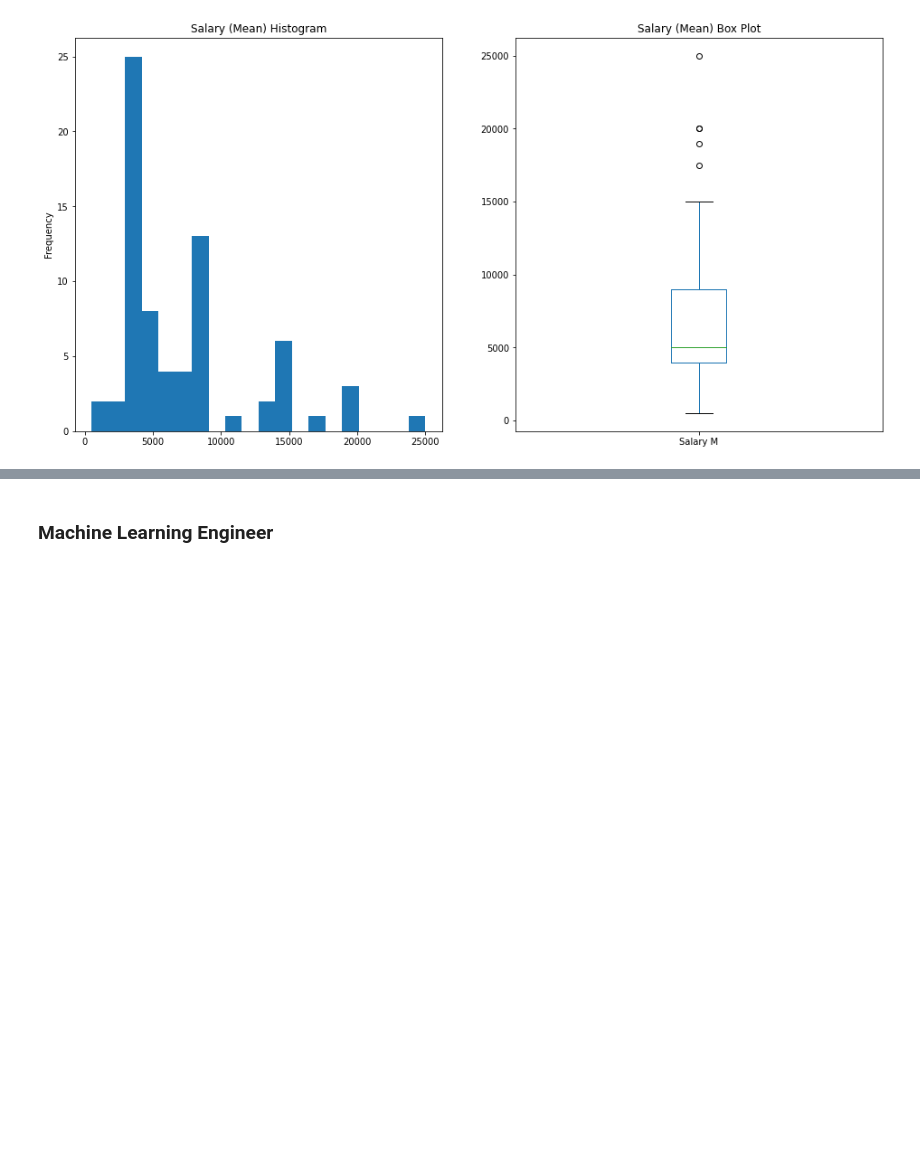
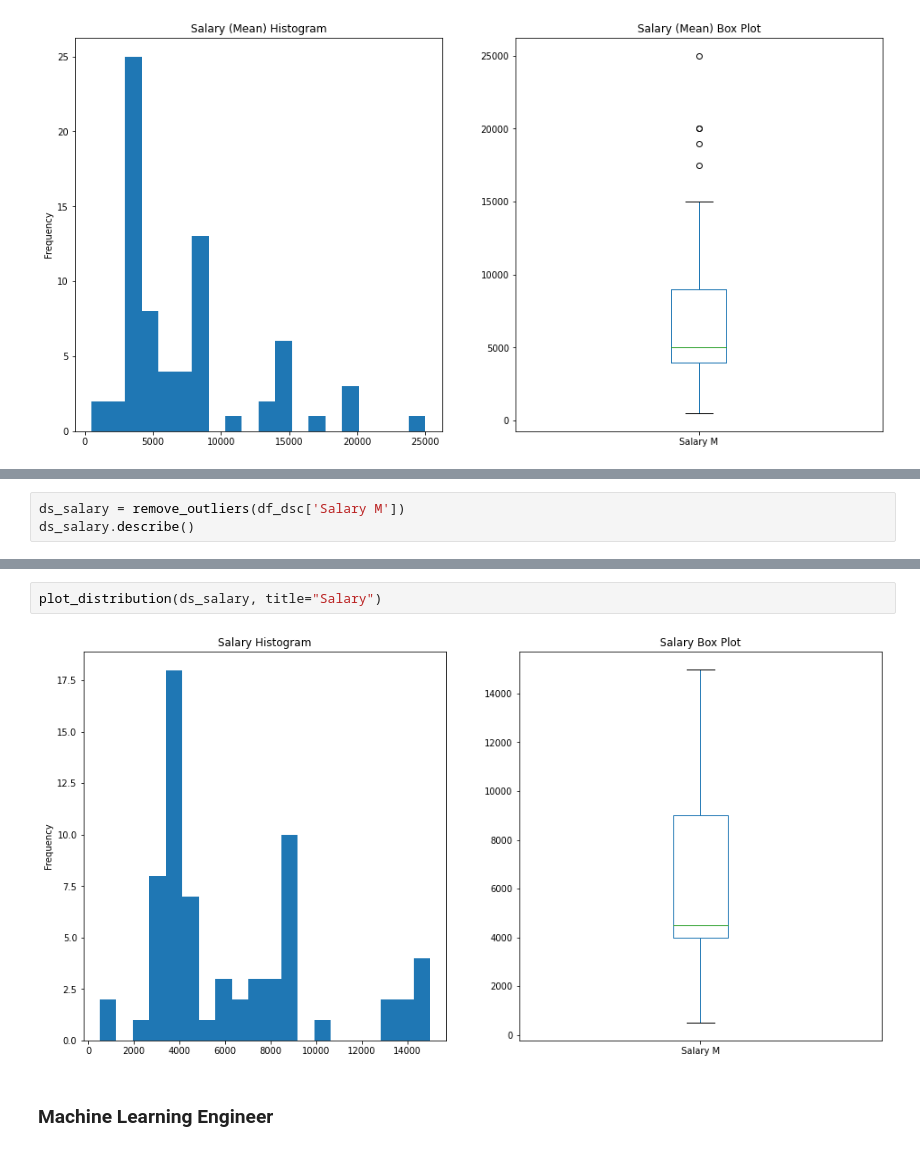
Before and after one commit to binxuankong/skills-ontology-project, a Jupyter notebook: Malaysia Data Professional Salary Insights.ipynb, the cells around one changed output, grey strips where cells are left out. Drawn from its saved outputs; the diff is of its cells as text; blank space fills up the shorter version.

```diff
--- a/Malaysia Data Professional Salary Insights.ipynb
+++ b/Malaysia Data Professional Salary Insights.ipynb
@@ -500,0 +588,3 @@ plot_distribution(df_dsc['Salary M'], title="Salary (Mean)")
+# %%
+ds_salary = remove_outliers(df_dsc['Salary M'])
+ds_salary.describe()
@@ -501,2 +601,6 @@ plot_distribution(df_dsc['Salary M'], title="Salary (Mean)")
+# %%
+plot_distribution(ds_salary, title="Salary")
+# %% [output]
+[figure, added]
 # %% [markdown]
 ### Machine Learning Engineer
```
Also changed, not shown: parts of 85 cells of this notebook.
